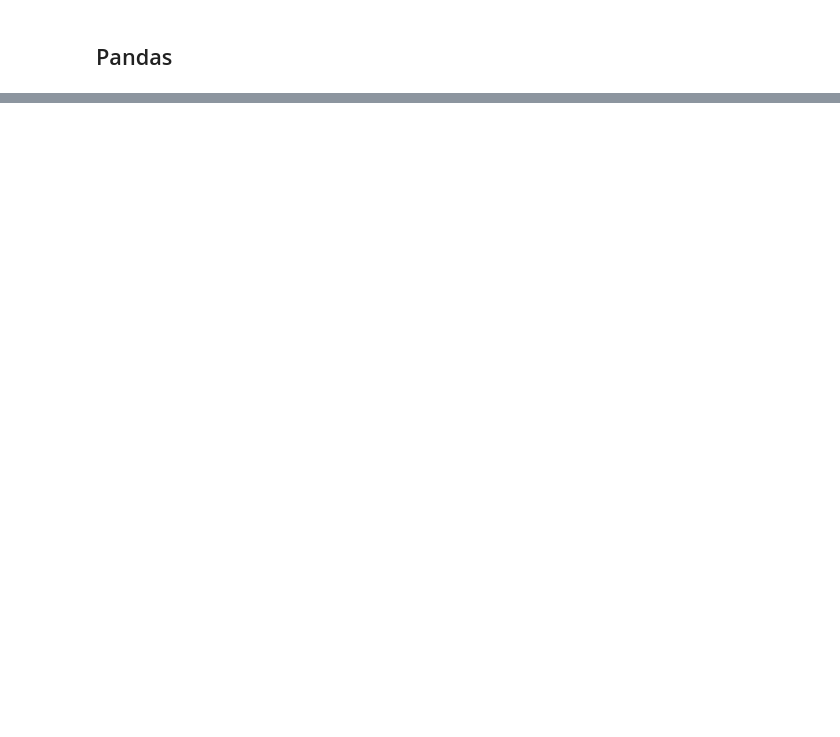
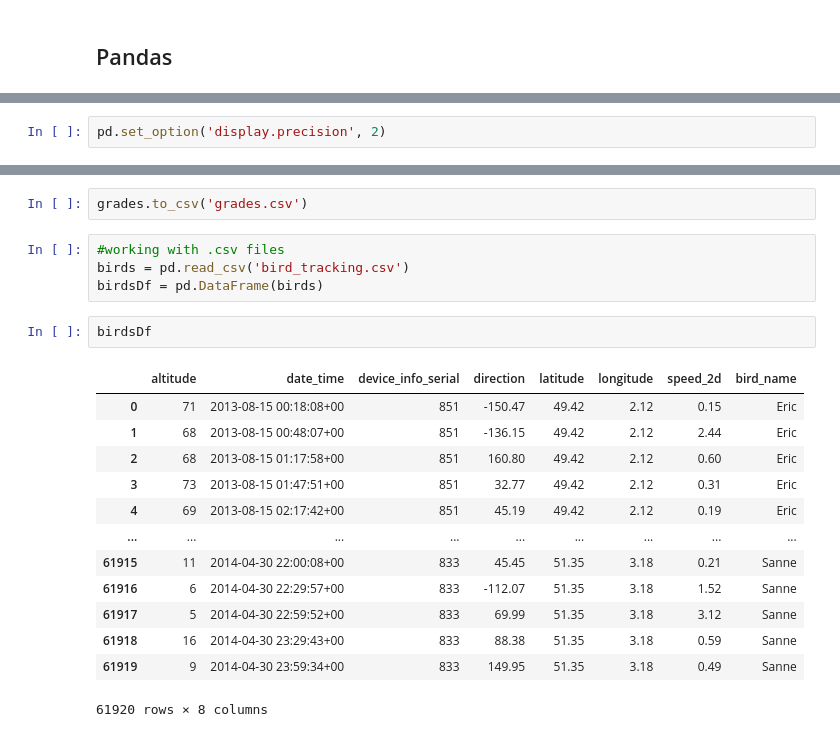
Before and after one commit to Mjuday/Data200, a Jupyter notebook: Pandas_Practice.ipynb, the cells around one changed output, grey strips where cells are left out. Drawn from its saved outputs; the diff is of its cells as text; blank space fills up the shorter version.

Commit message:
created grades.csv and updated pandas practice

```diff
--- a/Pandas_Practice.ipynb
+++ b/Pandas_Practice.ipynb
@@ -8,0 +223,2 @@ TypeError: 'set' type is unordered
+# %%
+pd.set_option('display.precision', 2)
@@ -8,0 +293,22 @@ TypeError: 'set' type is unordered
+# %%
+grades.to_csv('grades.csv')
+# %%
+#working with .csv files
+birds = pd.read_csv('bird_tracking.csv')
+birdsDf = pd.DataFrame(birds)
+# %%
+birdsDf
+# %% [output]
+|  | altitude | date_time | device_info_serial | direction | latitude | longitude | speed_2d | bird_name |
+| 0 | 71 | 2013-08-15 00:18:08+00 | 851 | -150.47 | 49.42 | 2.12 | 0.15 | Eric |
+| 1 | 68 | 2013-08-15 00:48:07+00 | 851 | -136.15 | 49.42 | 2.12 | 2.44 | Eric |
+| 2 | 68 | 2013-08-15 01:17:58+00 | 851 | 160.80 | 49.42 | 2.12 | 0.60 | Eric |
+| 3 | 73 | 2013-08-15 01:47:51+00 | 851 | 32.77 | 49.42 | 2.12 | 0.31 | Eric |
+| 4 | 69 | 2013-08-15 02:17:42+00 | 851 | 45.19 | 49.42 | 2.12 | 0.19 | Eric |
+| ... | ... | ... | ... | ... | ... | ... | ... | ... |
+| 61915 | 11 | 2014-04-30 22:00:08+00 | 833 | 45.45 | 51.35 | 3.18 | 0.21 | Sanne |
+| 61916 | 6 | 2014-04-30 22:29:57+00 | 833 | -112.07 | 51.35 | 3.18 | 1.52 | Sanne |
+| 61917 | 5 | 2014-04-30 22:59:52+00 | 833 | 69.99 | 51.35 | 3.18 | 3.12 | Sanne |
+| 61918 | 16 | 2014-04-30 23:29:43+00 | 833 | 88.38 | 51.35 | 3.18 | 0.59 | Sanne |
+| 61919 | 9 | 2014-04-30 23:59:34+00 | 833 | 149.95 | 51.35 | 3.18 | 0.49 | Sanne |
+61920 rows × 8 columns
```
Also changed, not shown: parts of 46 cells of this notebook, 1 other file.
